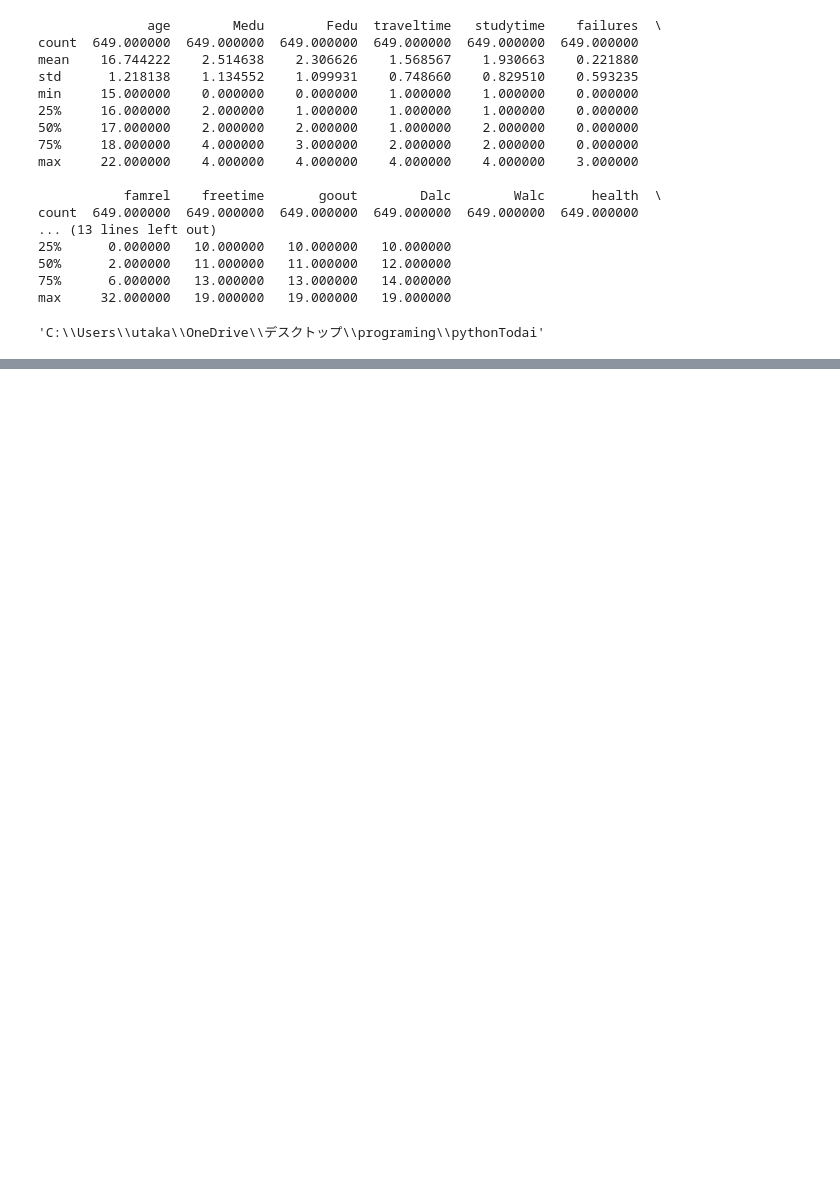
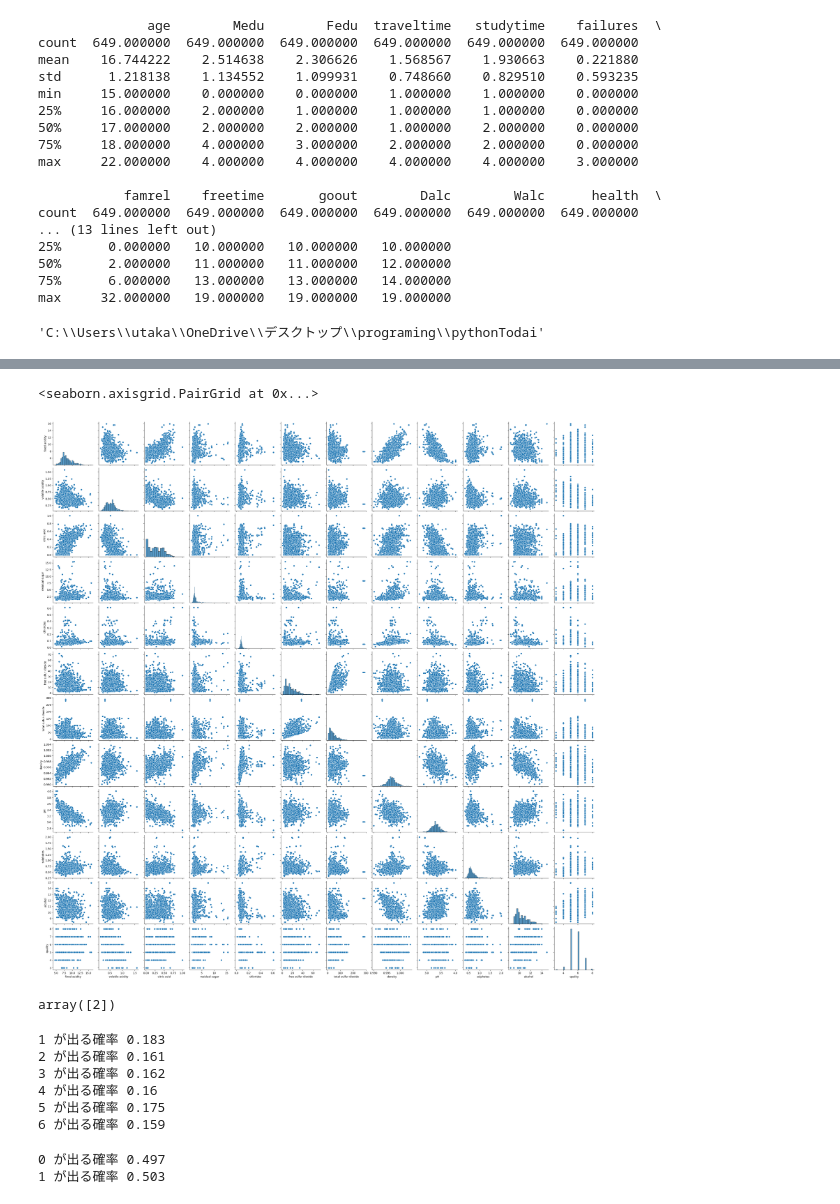
Before and after one commit to edayoshi-1999/python_Todai, a Jupyter notebook: 2.18.ipynb, the cells around one changed output, grey strips where cells are left out. Drawn from its saved outputs; the diff is of its cells as text; code cells hidden in the pictures; blank space fills up the shorter version.

```diff
--- a/2.18.ipynb
+++ b/2.18.ipynb
@@ -28,0 +76,5 @@ pwd
+# %%
+# 3章総合問題 3-1
+wine = pd.read_csv("chap3/winequality-red.csv", sep=";")
+print(wine.head())
+print(wine.describe())
@@ -28,0 +102,6 @@ pwd
+# %%
+# 3-1つづき
+sns.pairplot(wine)
+# %% [output]
+<seaborn.axisgrid.PairGrid at 0x...>
+[figure, added]
@@ -28,0 +116,28 @@ pwd
+# %%
+dice_data = np.array([1, 2, 3, 4, 5, 6])
+np.random.choice(dice_data, 1)
+# %% [output]
+array([2])
+# %%
+calc_steps = 1000
+dice_rolls = np.random.choice(dice_data, calc_steps)
+for i in range(1, 7):
+    p = len(dice_rolls[dice_rolls==i]) / calc_steps
+    print(i, "が出る確率", p)
+# %% [output]
+1 が出る確率 0.183
+2 が出る確率 0.161
+3 が出る確率 0.162
+4 が出る確率 0.16
+5 が出る確率 0.175
+6 が出る確率 0.159
+# %%
+# 練習問題4-1
+coin_data = np.array([0, 1])
+coin_rolls = np.random.choice(coin_data, calc_steps)
+for i in range(0, 2):
+    p = len(coin_rolls[coin_rolls==i]) / calc_steps
+    print(i, "が出る確率" ,p)
+# %% [output]
+0 が出る確率 0.497
+1 が出る確率 0.503
```
Also changed, not shown: parts of 24 cells of this notebook, 8 other files.
